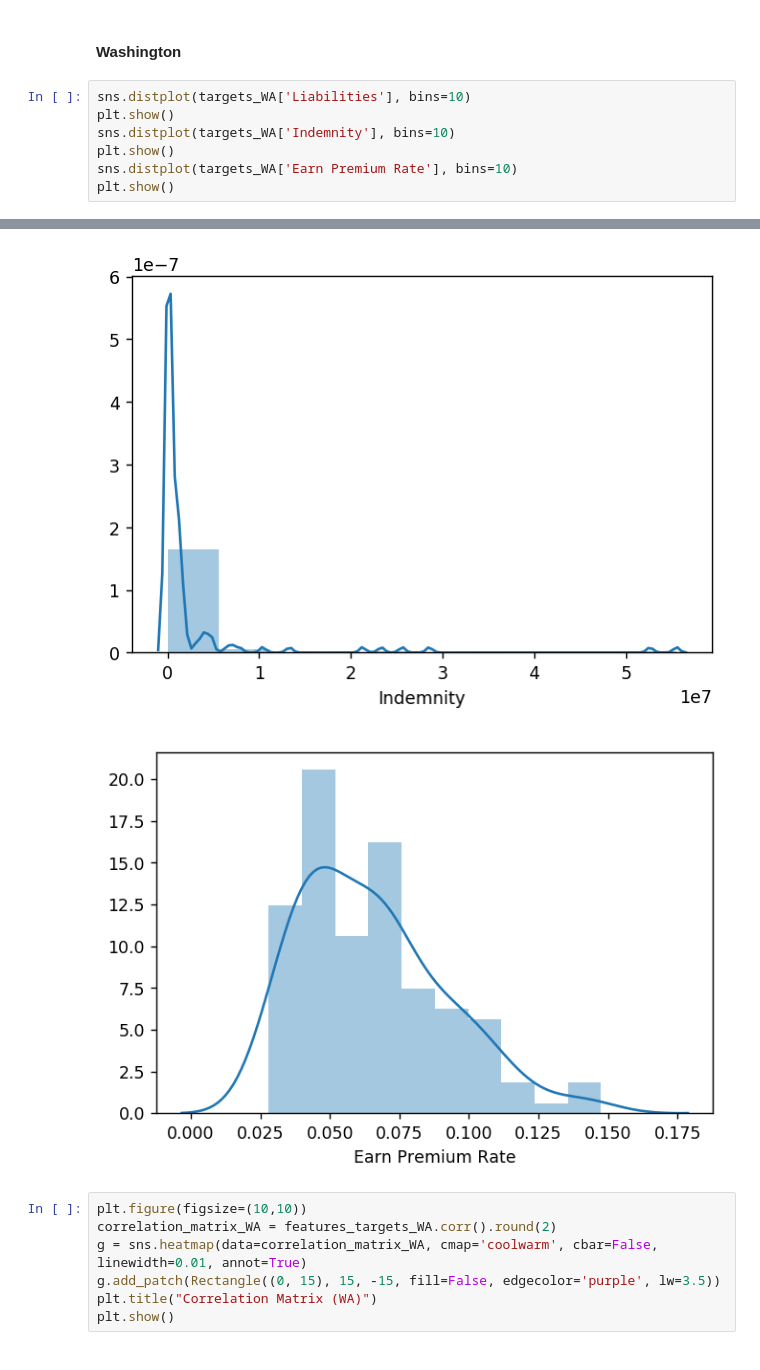
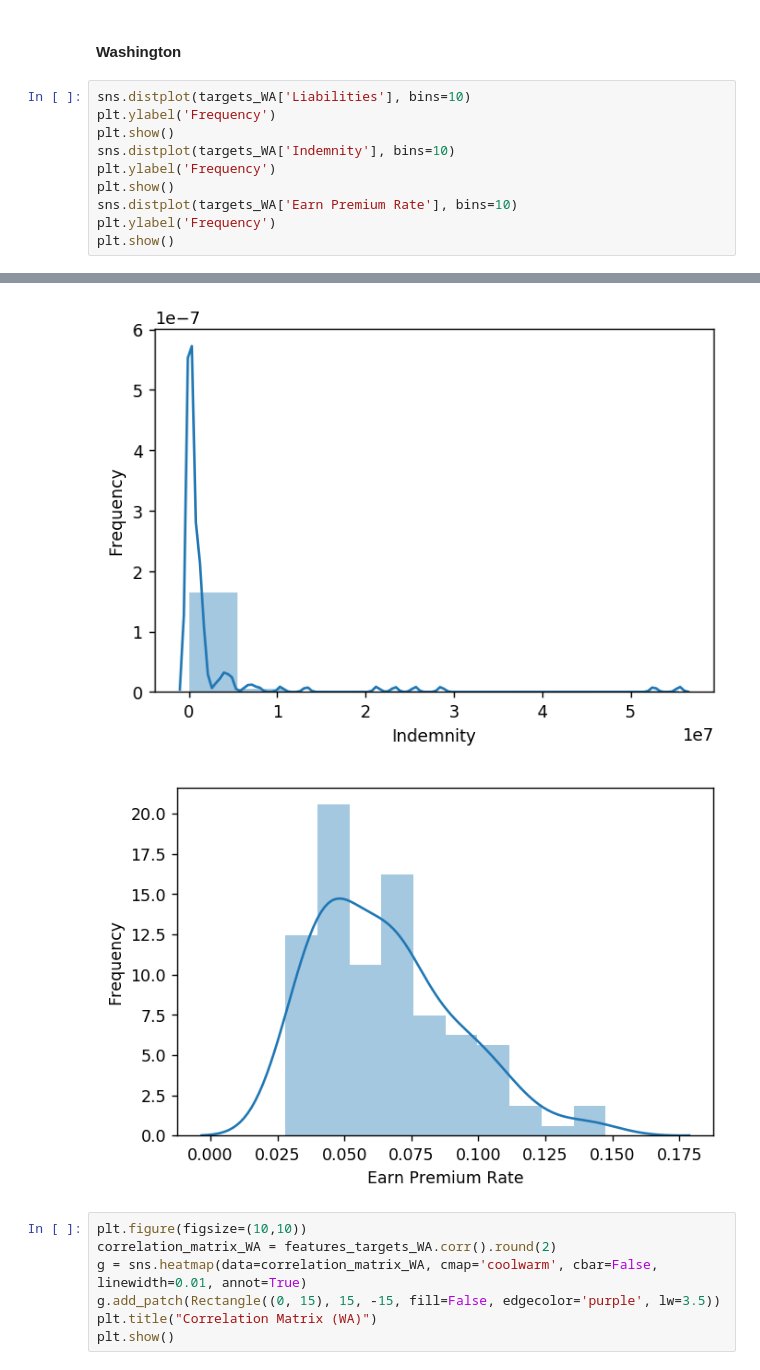
Before and after one commit to asmikumar/wheat-forecasting, a Jupyter notebook: regressions.ipynb, the cells around one changed output, grey strips where cells are left out. Drawn from its saved outputs; the diff is of its cells as text.

Commit message:
Modifying target histograms

```diff
--- a/regressions.ipynb
+++ b/regressions.ipynb
@@ -452,9 +455,12 @@ R2 score is 0.8865558981842682
 #### Washington
 # %%
 sns.distplot(targets_WA['Liabilities'], bins=10)
+plt.ylabel('Frequency')
 plt.show()
 sns.distplot(targets_WA['Indemnity'], bins=10)
+plt.ylabel('Frequency')
 plt.show()
 sns.distplot(targets_WA['Earn Premium Rate'], bins=10)
+plt.ylabel('Frequency')
 plt.show()
 # %% [output]
@@ -462,5 +468,5 @@ plt.show()
-[figure, old version]
+[figure, new version]
-[figure, old version]
+[figure, new version]
 # %%
 plt.figure(figsize=(10,10))
 correlation_matrix_WA = features_targets_WA.corr().round(2)
```
Also changed, not shown: parts of 2 cells of this notebook.
